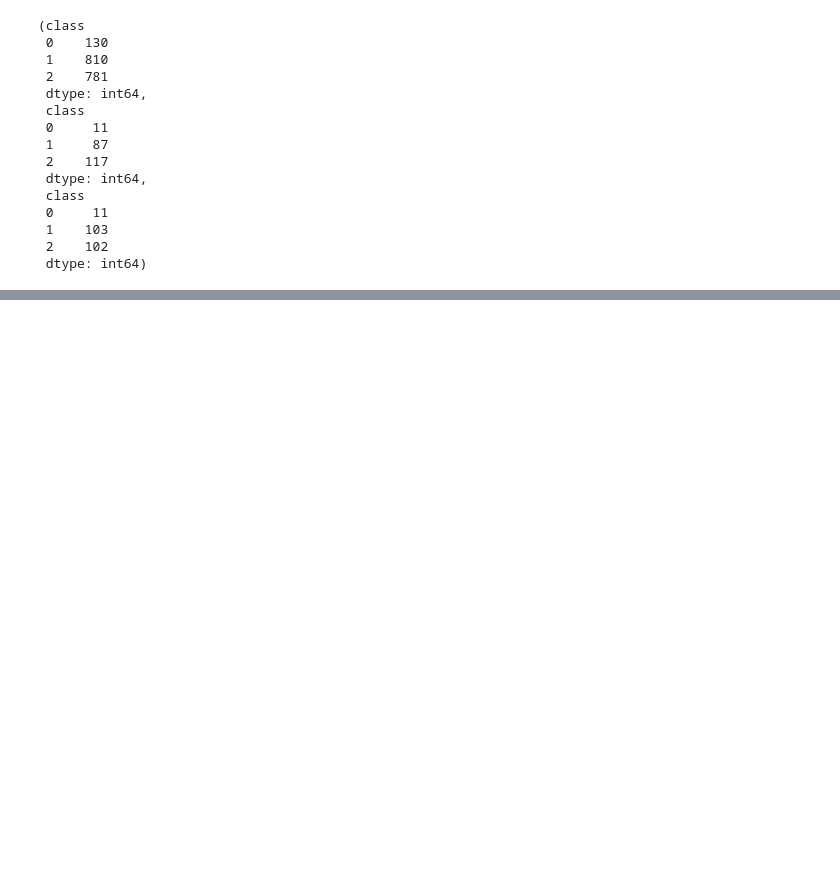
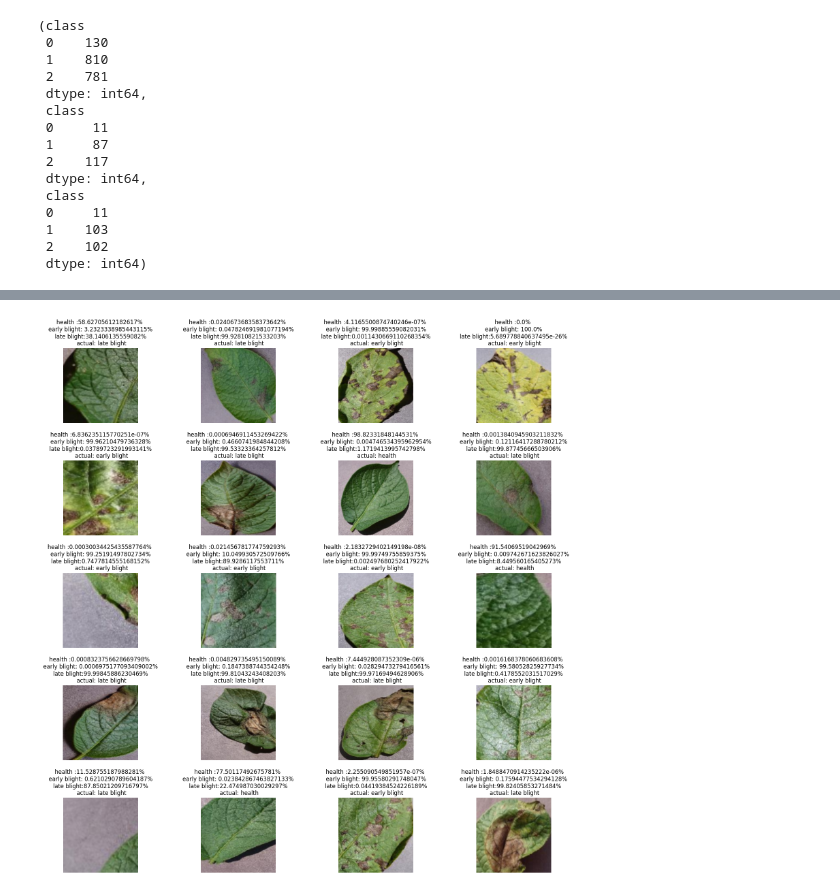
Before and after one commit to pranathadoddy/Potato-DL, a Jupyter notebook: ResnetPotato.ipynb, the cells around one changed output, grey strips where cells are left out. Drawn from its saved outputs; the diff is of its cells as text; code cells hidden in the pictures; blank space fills up the shorter version.

Commit message:
Add show testing result

```diff
--- a/ResnetPotato.ipynb
+++ b/ResnetPotato.ipynb
@@ -458,0 +459,31 @@ Test accuracy: 97.69%
+# %%
+for index, (features, targets) in enumerate(test_loader):
+
+    features = features
+    targets = targets
+    break
+# %%
+model.eval()
+
+fig = plt.figure(figsize=(20,20))
+plt.subplots_adjust(hspace=0.5)
+for index, feature in enumerate(features):
+  logits, probas = model(features[index, None].to(DEVICE))
+
+  fig.add_subplot(5, 4, index + 1)
+  actual = "health"
+  if(targets[index] == 1):
+    actual = "early blight"
+  elif(targets[index] == 2):
+    actual = "late blight"
+
+  plt.title('health :{}% \n early blight: {}% \n late blight:{}% \n actual: {}'.format(probas[0][0]*100, probas[0][1]*100, probas[0][2]*100, actual))
+
+  feature = torch.tensor(feature, device = 'cpu').numpy()
+  plt.imshow(np.transpose(feature, (1, 2, 0)))
+  plt.axis('off')
+  if index == 19:
+    plt.show()
+    break
+# %% [output]
+[figure, added]
```
Also changed, not shown: parts of 4 cells of this notebook.
